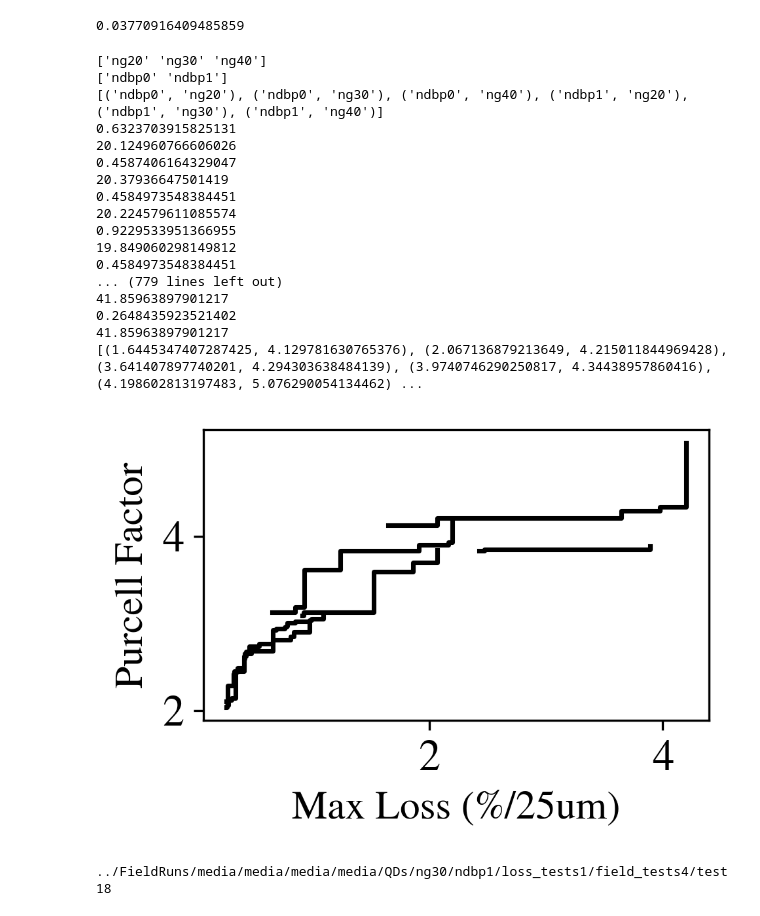
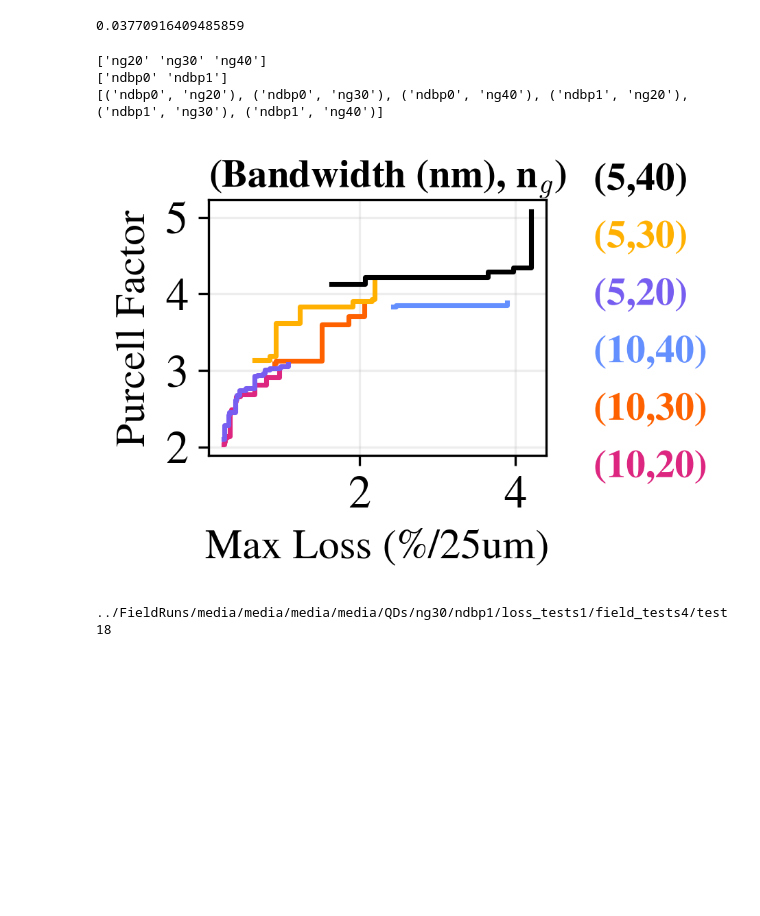
Before and after one commit to DominicJThompson/optGME, a Jupyter notebook: paper2/plots/diagramsV2.ipynb, the cells around one changed output. Cells and saved outputs as stored; diff of their text form; code cells hidden in the pictures; blank space fills up the shorter version.

```diff
--- a/paper2/plots/diagramsV2.ipynb
+++ b/paper2/plots/diagramsV2.ipynb
@@ -2904,14 +2904,15 @@ print(pair_labels)
 fig, ax = plt.subplots(figsize=(3.5,2.5), dpi=300)
 
 # Set up the line parameters and add coordinates for text placement
-# Coordinates are in data-space (x,y)
-# line_params = {
-#     ('ndbp0','ng10'): {'color':cs['m'],'BW':int(.2/10*1550),'xy':(0.065, 1.5)},
-#     ('ndbp0','ng20'): {'color':cs['o'],'BW':int(.2/20*1550),'xy':(0.15, 2.1)},
-#     ('ndbp0','ng30'): {'color':cs['b'],'BW':int(.2/30*1550),'xy':(0.6, 3.4)},
-#     ('ndbp1','ng20'): {'color':cs['p'],'BW':int(.35/20*1550),'xy':(0.3, 2.8)},
-#     ('ndbp1','ng30'): {'color':cs['y'],'BW':int(.35/30*1550),'xy':(.8, 0.2)},
-# }
+#Coordinates are in data-space (x,y)
+line_params = {
+    ('ndbp0','ng20'): {'color':cs['m'],'BW':int(10),'xy':(5, 1.5)},
+    ('ndbp0','ng30'): {'color':cs['o'],'BW':int(10),'xy':(5, 2.25)},
+    ('ndbp0','ng40'): {'color':cs['b'],'BW':int(10),'xy':(5, 3)},
+    ('ndbp1','ng20'): {'color':cs['p'],'BW':int(5),'xy':(5, 3.75)},
+    ('ndbp1','ng30'): {'color':cs['y'],'BW':int(5),'xy':(5, 4.5)},
+    ('ndbp1','ng40'): {'color':'k','BW':int(5),'xy':(5, 5.25)},
+}
 
 # Gather all frontier points across all (ndbp, ng) for saving
 all_frontier_points = []
@@ -2921,11 +2922,9 @@ label_positions_used = set()  # for debugging, to notice overlap
 
 for pidx, (ndbp, ng) in enumerate(pair_labels):
     # Mask: restrict to this ndbp and ng, and within cost threshold
-    if ndbp == 'ndbp1' and ng == 'ng10':
-        continue
     # Use the already-defined `cs` dictionary for colors
-    color = 'k'#line_params[(ndbp, ng)]['color']
-    xy_label = 'a'#line_params[(ndbp, ng)].get('xy', None)
+    color = line_params[(ndbp, ng)]['color']
+    xy_label = line_params[(ndbp, ng)].get('xy', None)
     mask = (
         (np_array["ndbp"] == ndbp) &
         (np_array["ng"] == ng) &
@@ -2942,8 +2941,6 @@ for pidx, (ndbp, ng) in enumerate(pair_labels):
     for i in range(len(sub)):
         ngV = sub["mean_ng"][i]
         x = (1-10**(-(sub["max_loss_ng2"][i] * ngV**2)/10 /1E4*25))*100 # change to per 1 mm
-        print(sub["true_cost"][i])
-        print(ngV)
         y = sub["field_result"][i] * np.abs(ngV)
         pts.append((x, y))
         paths.append(sub["file_path"][i])
@@ -2970,7 +2967,6 @@ for pidx, (ndbp, ng) in enumerate(pair_labels):
         })
 
     # Make step-up coordinates (constant y until next x, then y jumps)
-    print(frontier_pts)
     if len(frontier_pts) > 0:
         f_x, f_y = zip(*frontier_pts)
         step_x = []
@@ -2984,64 +2980,50 @@ for pidx, (ndbp, ng) in enumerate(pair_labels):
                 step_x.append(f_x[i])
                 step_y.append(f_y[i-1])
                 # Then jump up in y, stay at same x
                 step_x.append(f_x[i])
                 step_y.append(f_y[i])
         step_x_plot = step_x
         step_y_plot = step_y
         # Prepare descriptive label for this curve
-        label_str = "f"#f"({line_params[(ndbp, ng)]['BW']},{ng[-2:]})"
+        label_str = f"({line_params[(ndbp, ng)]['BW']},{ng[-2:]})"
         ax.plot(
             step_x_plot, step_y_plot,
             color=color,
             linestyle="-",
             linewidth=1.7,
             zorder=4,
             drawstyle="default",
         )
         # # Place the label on the plot at the user-specified coordinates
-        # if xy_label is not None:
-        #     # Add outline for text visibility
-        #     ax.text(xy_label[0], xy_label[1], label_str,
-        #             color=color,
-        #             fontsize=13*TEXT_SCALE,
-        #             va='bottom', ha='left',
-        #             weight='bold',
-        #             path_effects=[
-        #                 plt.matplotlib.patheffects.withStroke(linewidth=2.2, foreground="white")
-        #             ],
-        #             zorder=10)
-        #     label_positions_used.add(xy_label)
+        if xy_label is not None:
+            # Add outline for text visibility
+            ax.text(xy_label[0], xy_label[1], label_str,
+                    color=color,
+                    fontsize=13*TEXT_SCALE,
+                    va='bottom', ha='left',
+                    weight='bold',
+                    path_effects=[
+                        plt.matplotlib.patheffects.withStroke(linewidth=2.2, foreground="white")
+                    ],
+                    zorder=10)
+            label_positions_used.add(xy_label)
 
 # Set grid, labels, no legend
 # ax.set_xscale("log")
-# ax.grid(True, alpha=0.22, which="both")
+ax.grid(True, alpha=0.22, which="both")
 ax.set_xlabel(r"Max Loss (%/25um)", fontsize=14*TEXT_SCALE)
 ax.set_ylabel(r"Purcell Factor", fontsize=14*TEXT_SCALE)
-# ax.set_yticks([1,2,3,4])
+ax.set_yticks([2,3,4,5])
 
-# ax.text(0.065, 4.4, r"(Bandwidth (nm), n$_g$)", fontsize=13*TEXT_SCALE, color='k',fontweight='bold')
+ax.text(0.065, 5.4, r"(Bandwidth (nm), n$_g$)", fontsize=13*TEXT_SCALE, color='k',fontweight='bold')
 
 plt.tight_layout()
 plt.show()
 # %% [output]
 ['ng20' 'ng30' 'ng40']
 ['ndbp0' 'ndbp1']
 [('ndbp0', 'ng20'), ('ndbp0', 'ng30'), ('ndbp0', 'ng40'), ('ndbp1', 'ng20'), ('ndbp1', 'ng30'), ('ndbp1', 'ng40')]
-0.6323703915825131
-20.124960766606026
-0.4587406164329047
-20.37936647501419
-0.4584973548384451
-20.224579611085574
-0.9229533951366955
-19.849060298149812
-0.4584973548384451
-... (779 lines left out)
-41.85963897901217
-0.2648435923521402
-41.85963897901217
-[(1.6445347407287425, 4.129781630765376), (2.067136879213649, 4.215011844969428), (3.641407897740201, 4.294303638484139), (3.9740746290250817, 4.34438957860416), (4.198602813197483, 5.076290054134462) ...
-[figure, old version]
+[figure, new version]
 # %%
 print(paths[0])
 # %% [output]
```
Also changed, not shown: parts of 1 cell of this notebook, 6 other files.
